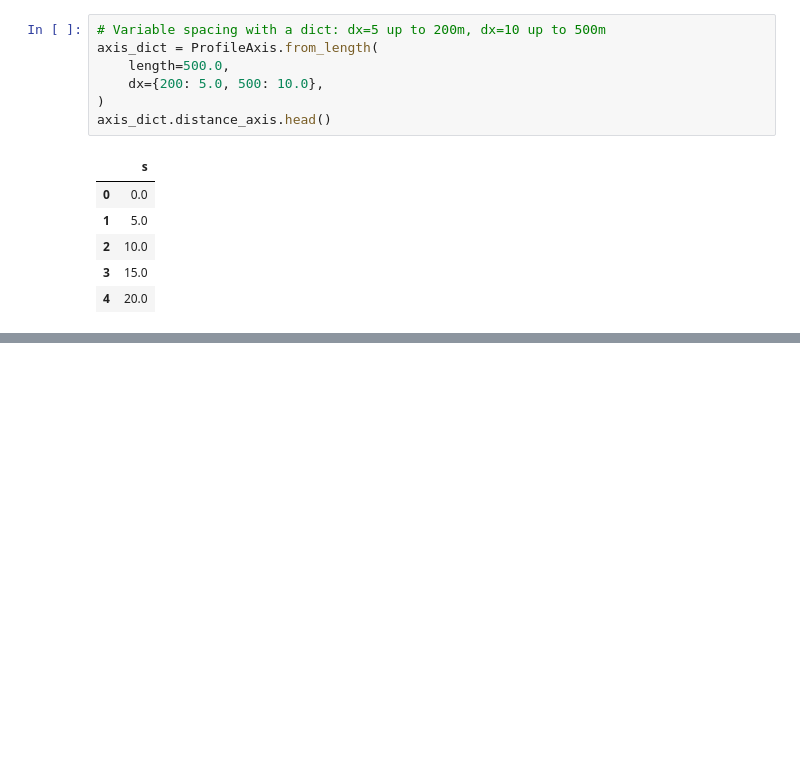
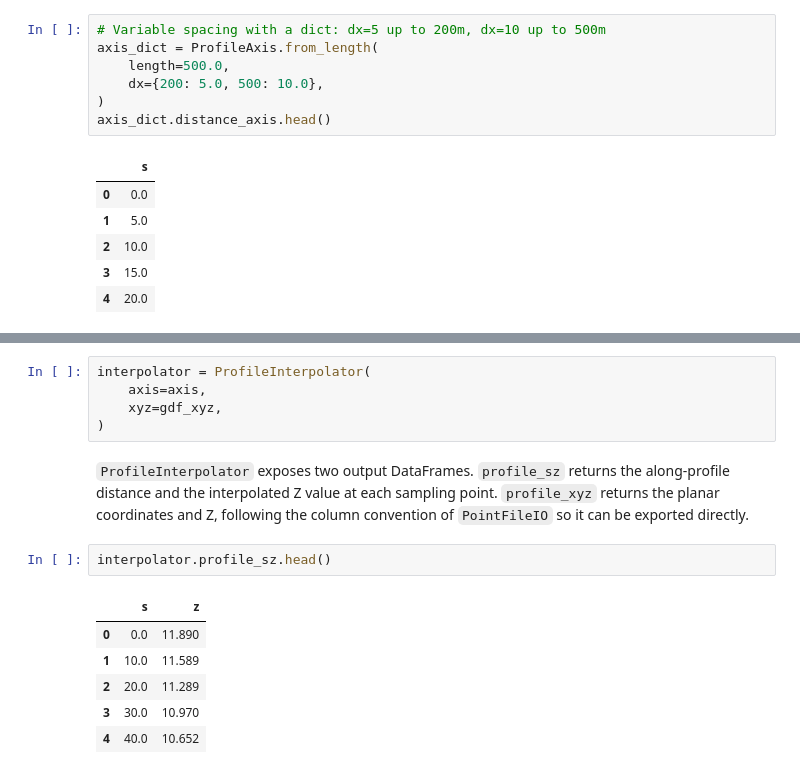
Before and after one commit to oceanicos-dev-org/oceanicospy, a Jupyter notebook: examples/gis_examples.ipynb, the cells around one changed output, grey strips where cells are left out. Drawn from its saved outputs; the diff is of its cells as text; blank space fills up the shorter version.

```diff
--- a/examples/gis_examples.ipynb
+++ b/examples/gis_examples.ipynb
@@ -310,0 +333,16 @@ axis_dict.distance_axis.head()
+# %%
+interpolator = ProfileInterpolator(
+    axis=axis,
+    xyz=gdf_xyz,
+)
+# %% [markdown]
+`ProfileInterpolator` exposes two output DataFrames. `profile_sz` returns the along-profile distance and the interpolated Z value at each sampling point. `profile_xyz` returns the planar coordinates and Z, following the column convention of `PointFileIO` so it can be exported directly.
+# %%
+interpolator.profile_sz.head()
+# %% [output]
+|  | s | z |
+| 0 | 0.0 | 11.890 |
+| 1 | 10.0 | 11.589 |
+| 2 | 20.0 | 11.289 |
+| 3 | 30.0 | 10.970 |
+| 4 | 40.0 | 10.652 |
```
Also changed, not shown: parts of 11 cells of this notebook, 3 other files.
